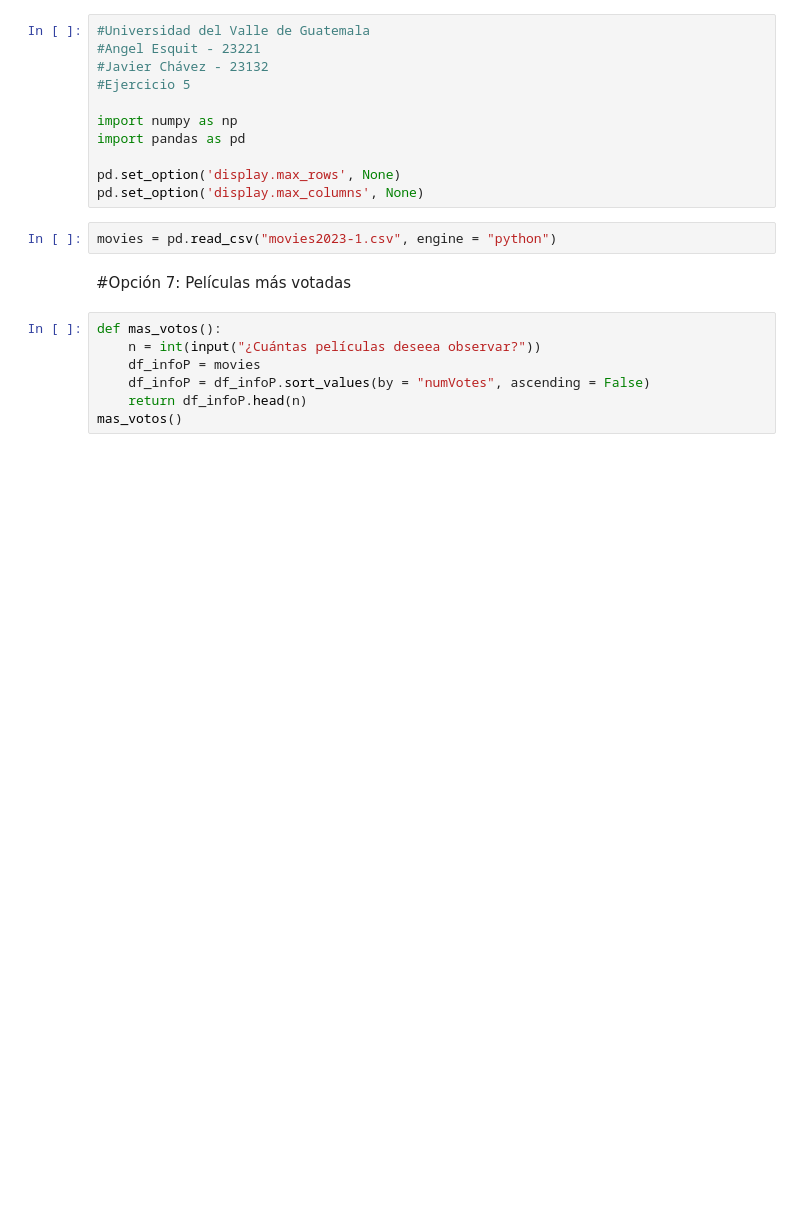
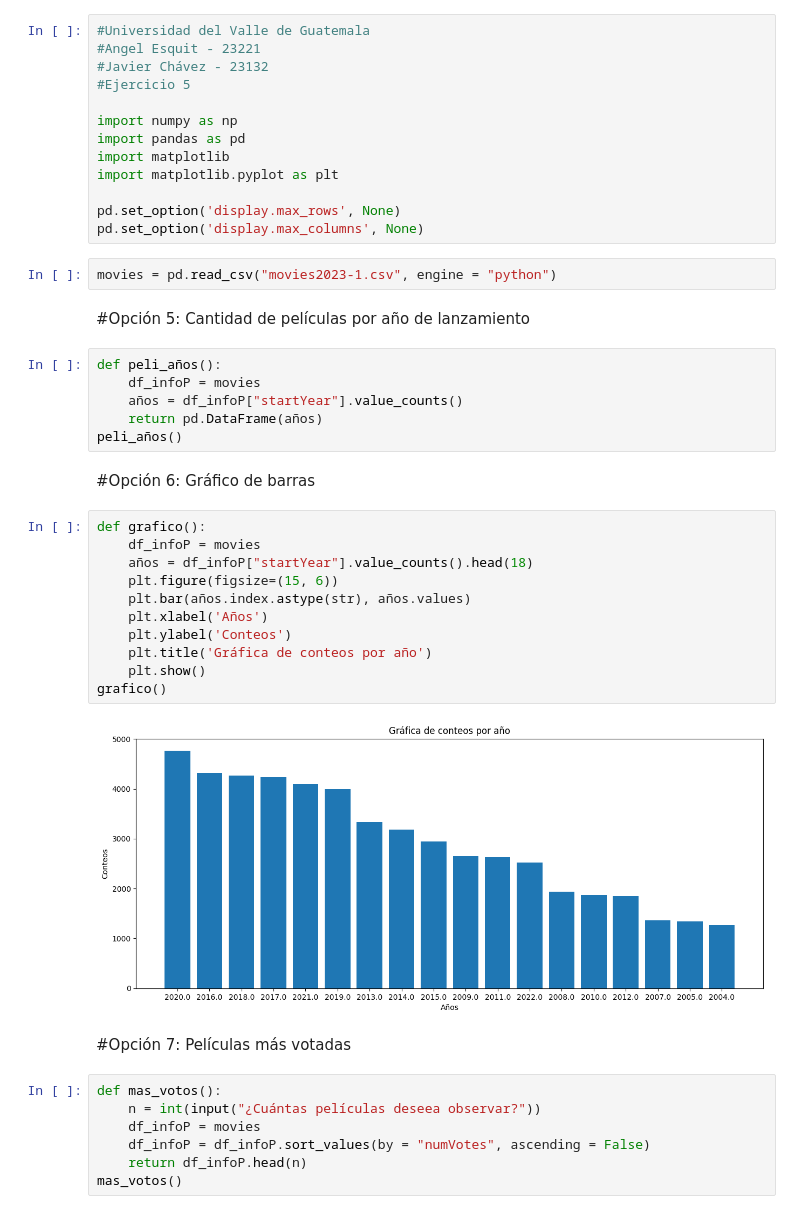
Before and after one commit to AngelEsquit/Ejercicio-5, a Jupyter notebook: Funciones 7 - 10.ipynb, the cells around one changed output. Cells and saved outputs as stored; diff of their text form; blank space fills up the shorter version.

```diff
--- a/Funciones 7 - 10.ipynb
+++ b/Funciones 7 - 10.ipynb
@@ -6,11 +6,36 @@
 
 import numpy as np
 import pandas as pd
+import matplotlib
+import matplotlib.pyplot as plt
 
 pd.set_option('display.max_rows', None)
 pd.set_option('display.max_columns', None)
 # %%
 movies = pd.read_csv("movies2023-1.csv", engine = "python")
+# %% [markdown]
+#Opción 5: Cantidad de películas por año de lanzamiento
+# %%
+def peli_años():
+    df_infoP = movies
+    años = df_infoP["startYear"].value_counts()
+    return pd.DataFrame(años)
+peli_años()
+# %% [markdown]
+#Opción 6: Gráfico de barras
+# %%
+def grafico():
+    df_infoP = movies
+    años = df_infoP["startYear"].value_counts().head(18)
+    plt.figure(figsize=(15, 6))
+    plt.bar(años.index.astype(str), años.values)
+    plt.xlabel('Años')
+    plt.ylabel('Conteos')
+    plt.title('Gráfica de conteos por año')
+    plt.show()
+grafico()
+# %% [output]
+[figure, added]
 # %% [markdown]
 #Opción 7: Películas más votadas
 # %%
```
Also changed, not shown: parts of 1 cell of this notebook.
